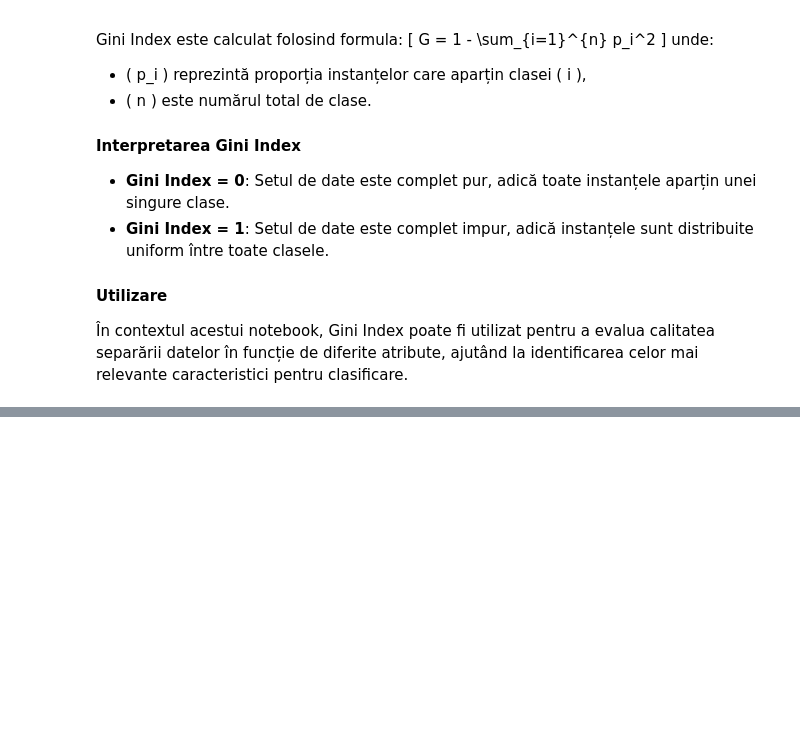
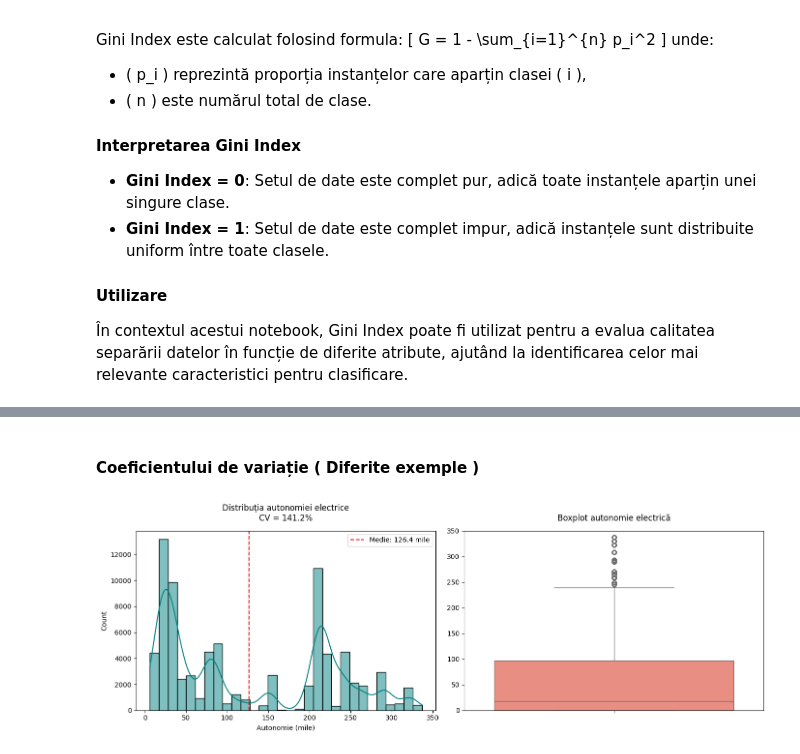
Before and after one commit to Copernicus12/Sisteme_Inteligente_-2025-, a Jupyter notebook: Electric_Vehicle_Population_Data.ipynb, the cells around one changed output, grey strips where cells are left out. Cells and saved outputs as stored; diff of their text form; code cells hidden in the pictures; blank space fills up the shorter version.

```diff
--- a/Electric_Vehicle_Population_Data.ipynb
+++ b/Electric_Vehicle_Population_Data.ipynb
@@ -666,0 +785,28 @@ for col in df_cleaned.columns:
+# %% [markdown]
+#### Coeficientului de variație ( Diferite exemple )
+# %%
+mean_range = df[df["Electric Range"] > 0]["Electric Range"].mean()
+
+plt.figure(figsize=(14, 5))
+
+plt.subplot(1, 2, 1)
+sns.histplot(df[df["Electric Range"] > 0]["Electric Range"],
+             bins=30,
+             kde=True,
+             color="teal")
+plt.axvline(mean_range, color="red", linestyle="--",
+            label=f"Medie: {mean_range:.1f} mile")
+plt.title("Distribuția autonomiei electrice\nCV = 141.2%", pad=15)
+plt.xlabel("Autonomie (mile)")
+plt.legend()
+
+plt.subplot(1, 2, 2)
+sns.boxplot(y=df["Electric Range"], color="salmon")
+plt.title("Boxplot autonomie electrică", pad=15)
+plt.ylabel("")
+plt.ylim(0, 350)
+
+plt.tight_layout()
+plt.show()
+# %% [output]
+[figure, added]
```
Also changed, not shown: parts of 10 cells of this notebook.
